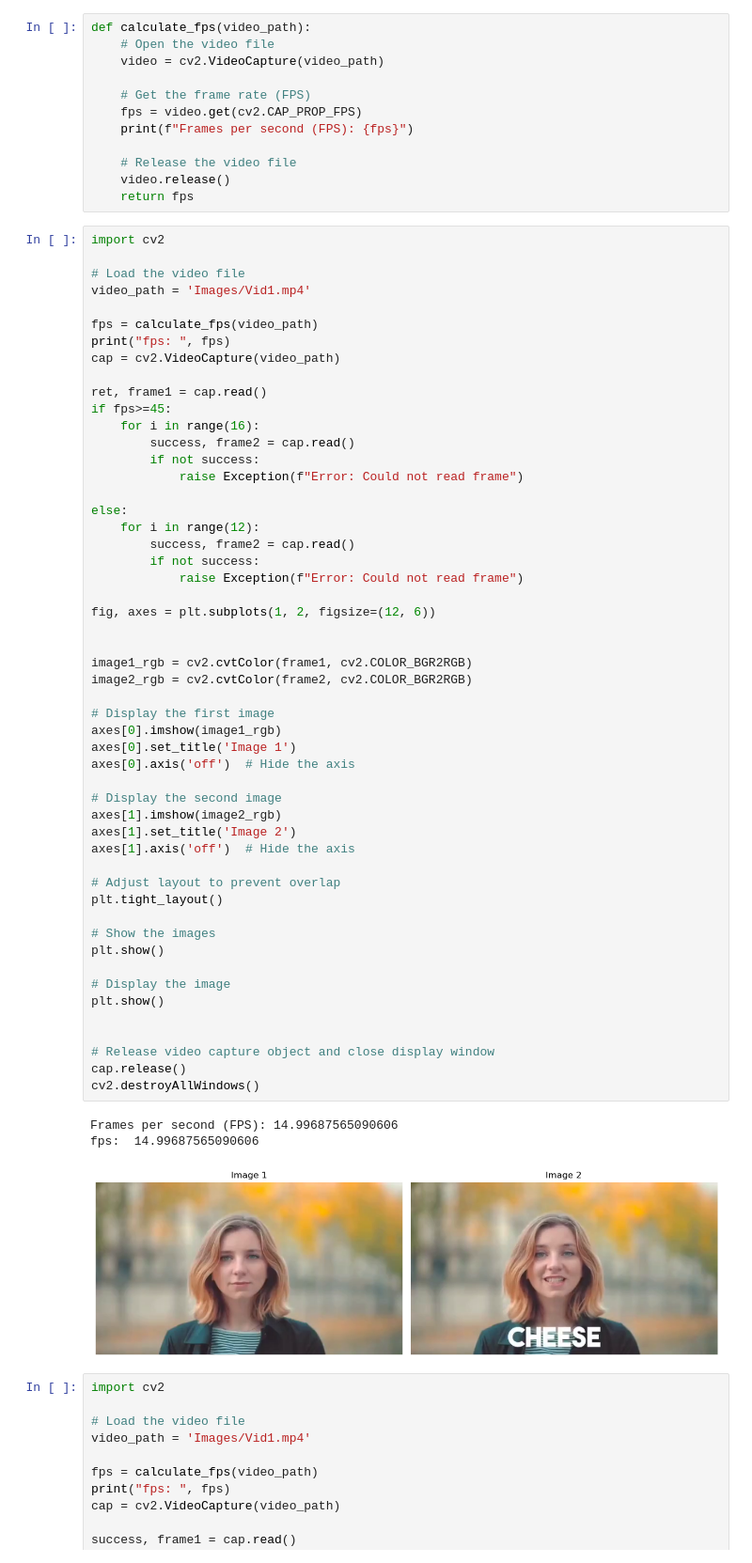
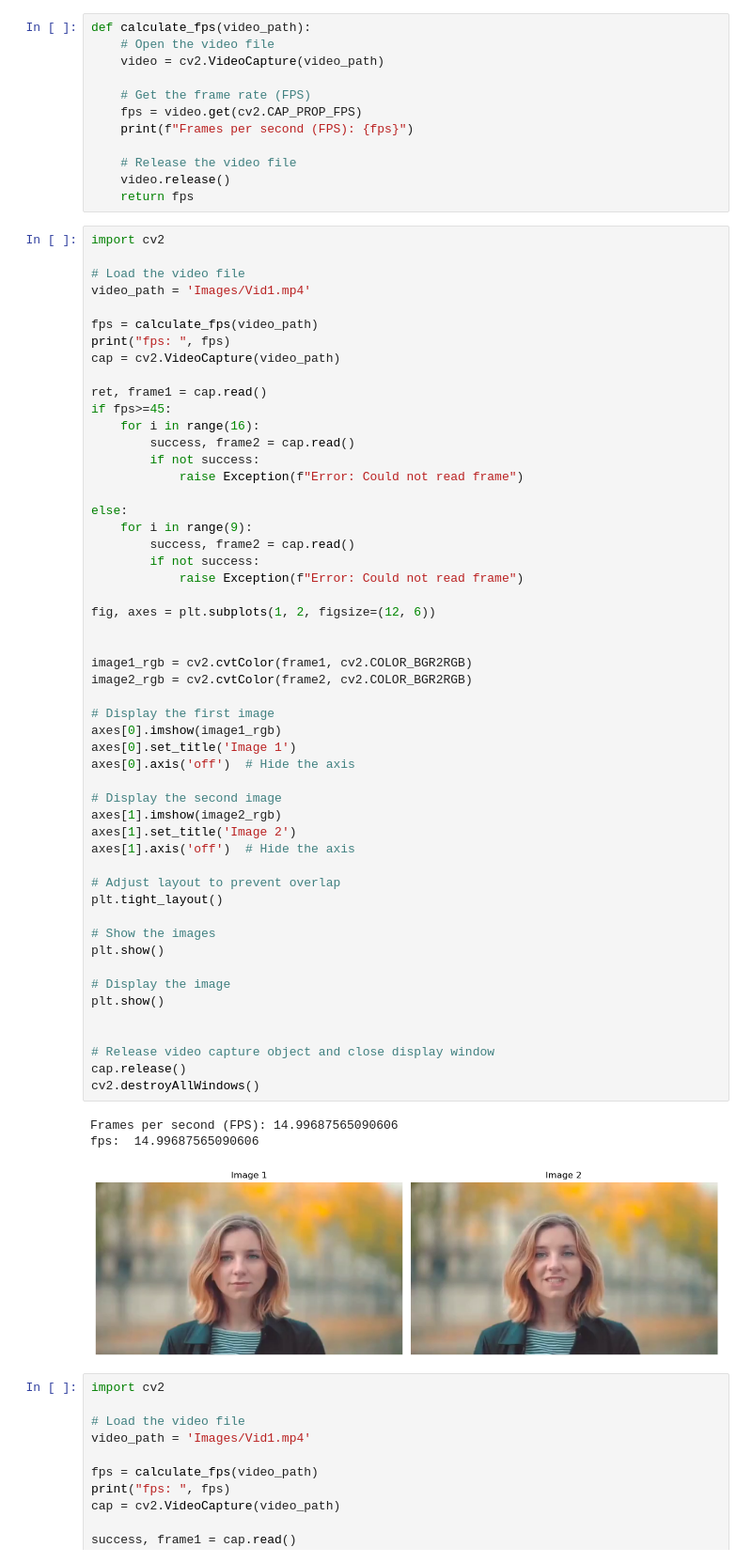
Before and after one commit to kisalthennakoon/Face-Expression-Change-Detection, a Jupyter notebook: Face Expression Change Detection/VideoCode.ipynb, the cells around one changed output. Shown at 94% size. Cells and saved outputs as stored; diff of their text form.

```diff
--- a/Face Expression Change Detection/VideoCode.ipynb
+++ b/Face Expression Change Detection/VideoCode.ipynb
@@ -162,7 +162,7 @@ if fps>=45:
             raise Exception(f"Error: Could not read frame")
 
 else:
-    for i in range(12):
+    for i in range(9):
         success, frame2 = cap.read()
         if not success:
             raise Exception(f"Error: Could not read frame")
@@ -172,34 +172,34 @@ fig, axes = plt.subplots(1, 2, figsize=(12, 6))
 
 image1_rgb = cv2.cvtColor(frame1, cv2.COLOR_BGR2RGB)
 image2_rgb = cv2.cvtColor(frame2, cv2.COLOR_BGR2RGB)
 
 # Display the first image
 axes[0].imshow(image1_rgb)
 axes[0].set_title('Image 1')
 axes[0].axis('off')  # Hide the axis
 
 # Display the second image
 axes[1].imshow(image2_rgb)
 axes[1].set_title('Image 2')
 axes[1].axis('off')  # Hide the axis
 
 # Adjust layout to prevent overlap
 plt.tight_layout()
 
 # Show the images
 plt.show()
 
 # Display the image
 plt.show()
 
 
 # Release video capture object and close display window
 cap.release()
 cv2.destroyAllWindows()
 # %% [output]
 Frames per second (FPS): 14.99687565090606
 fps:  14.99687565090606
-[figure, old version]
+[figure, new version]
 # %%
 import cv2
 
```
Also changed, not shown: parts of 2 cells of this notebook, 2 other files.
